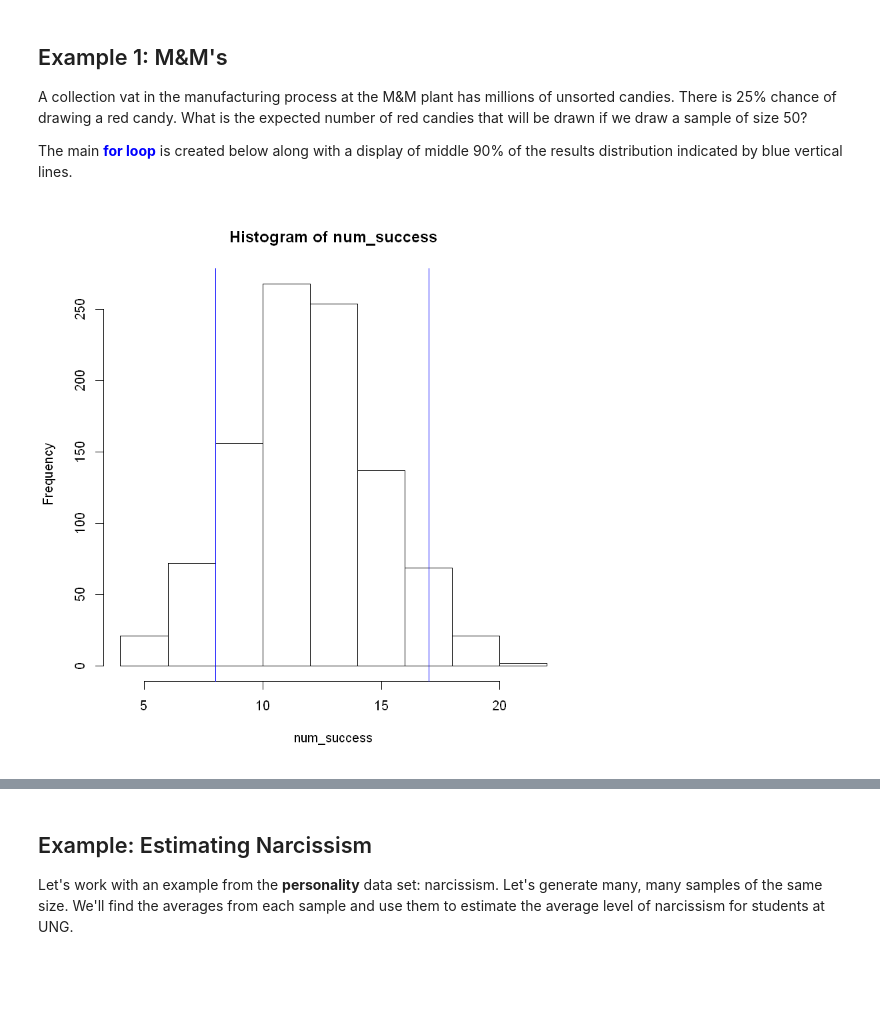
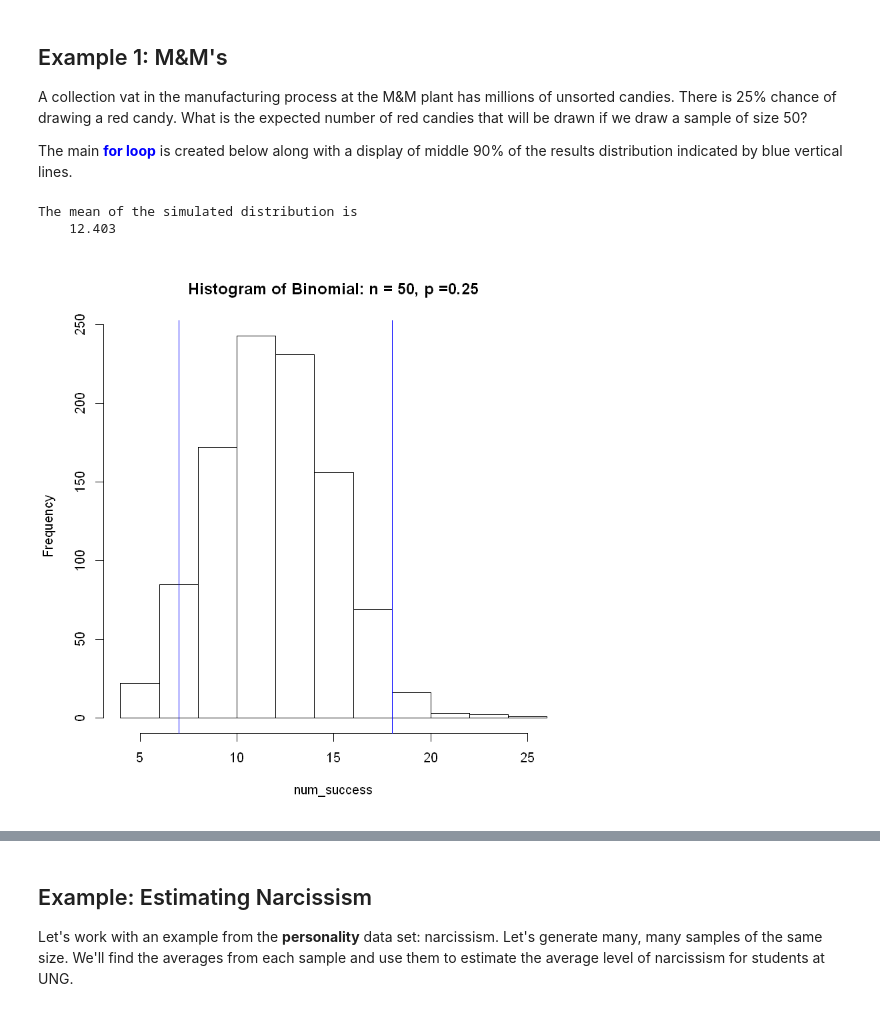
Before and after one commit to StraightDraw/probstat, a Jupyter notebook: S2.ipynb, the cells around one changed output, grey strips where cells are left out. Cells and saved outputs as stored; diff of their text form; code cells hidden in the pictures; blank space fills up the shorter version.

Commit message:
Updating sampling distributions notebook

```diff
--- a/S2.ipynb
+++ b/S2.ipynb
@@ -150,16 +141,19 @@ The main <span style = 'color:blue;font-weight:bold'>for loop</span> is created
 # %%
 num_success <- c()     # create a vector to store the number of successes for each sample drawn
 num_samps = 1000       # set the number of samples to be drawn
 
 for (i in 1:num_samps){
     temp <- rflip(50, prob = 1/4, summarize = TRUE)[1,2]     # draw 50 candies, count numer of red
     num_success[i] <- temp     # count and store the number of red candies from this trial
 }
 
 lower <- quantile(num_success, prob = 0.05)     # Calcuate the 5th percentile.
 upper <- quantile(num_success, prob = 0.95)     # Calcuate the 95th percentile.
-hist(num_success, breaks = 8)
+cat('The mean of the simulated distribution is\n   ',mean(num_success) )
+hist(num_success, breaks = 8, main = 'Histogram of Binomial: n = 50, p =0.25')
 abline( v = lower, col="blue")     # Add vertical line at 5th percentile
 abline(v = upper, col="blue")      # Add vertical line at 95th percentile
 # %% [output]
+The mean of the simulated distribution is
+    12.403
-[figure, old version]
+[figure, new version]
```
Also changed, not shown: parts of 22 cells of this notebook, 31 other files.
